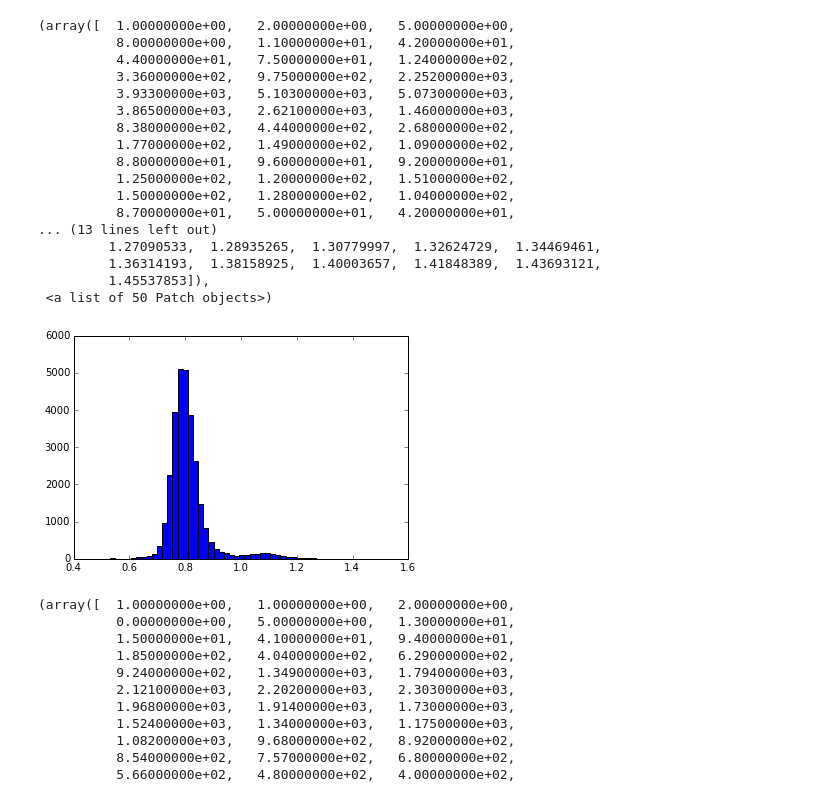
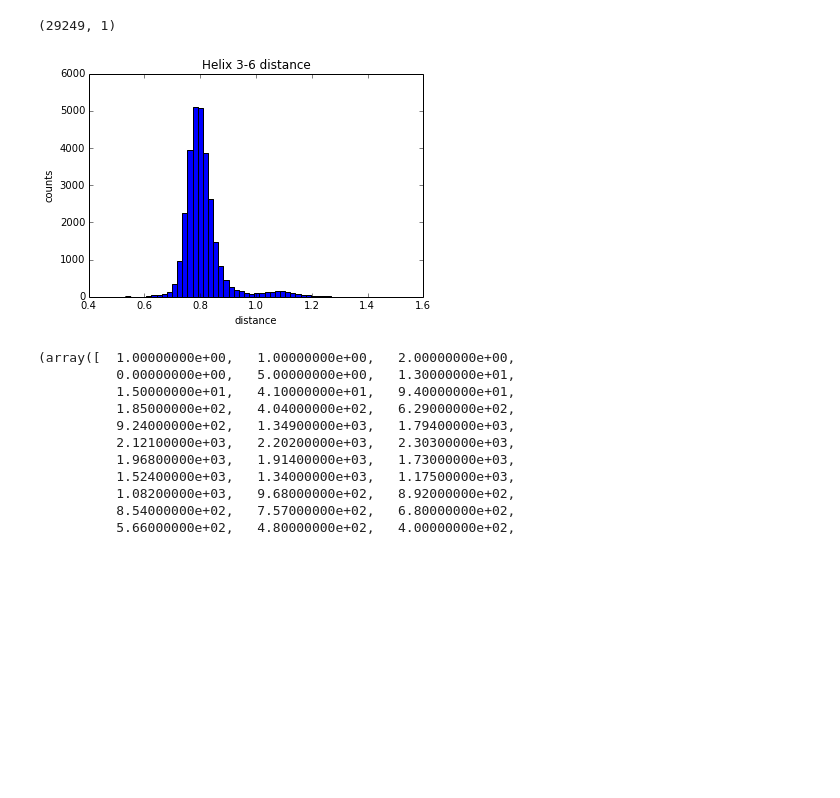
Before and after one commit to choderalab/gpcr, a Jupyter notebook: dye_placement/notebooks/GMM_cluster.ipynb, the cells around one changed output. Drawn from its saved outputs; the diff is of its cells as text; code cells hidden in the pictures; blank space fills up the shorter version.

```diff
--- a/dye_placement/notebooks/GMM_cluster.ipynb
+++ b/dye_placement/notebooks/GMM_cluster.ipynb
@@ -9,7 +9,7 @@ import matplotlib.pyplot as plt
 import pandas as pd
 # %%
 ACTIVE = md.load_pdb('../../../exacycleGPCR/GPCR_NatureChemistry/reference-structures/active_crystal_reference.pdb')
-INACTIVE = md.load('../../../exacycleGPCR/GPCR_NatureChemistry/reference-structures/inactive_crystal_reference.pdb')
+INACTIVE_union = md.load('../../../exacycleGPCR/GPCR_NatureChemistry/reference-structures/inactive-union.pdb')
 APO = md.load('../../../exacycleGPCR/GPCR_NatureChemistry/reference-structures/apo_snapshot.pdb')
 ACTIVE_union = md.load('../../../exacycleGPCR/GPCR_NatureChemistry/reference-structures/active-union.pdb')
 # %%
@@ -27,35 +27,29 @@ binding_pocket_RMSD = table[table.isin(binding_pocket).any(1)].index
 # %%
 distance = np.array([R131_L272])
 Hel3_Hel6_dist = mixtape.featurizer.AtomPairsFeaturizer(distance)
-NPxxY_RMSD = mixtape.featurizer.RMSDFeaturizer(ACTIVE_union, NPxxY_region)
-Connector_RMSD = mixtape.featurizer.RMSDFeaturizer(ACTIVE_union, I121_F282)
-bind_pock_RMSD = mixtape.featurizer.RMSDFeaturizer(ACTIVE_union, binding_pocket_RMSD)
+NPxxY_RMSD_inactive = mixtape.featurizer.RMSDFeaturizer(INACTIVE_union, NPxxY_region)
+NPxxY_RMSD_active = mixtape.featurizer.RMSDFeaturizer(ACTIVE_union, NPxxY_region)
+Connector_RMSD_active = mixtape.featurizer.RMSDFeaturizer(ACTIVE_union, I121_F282)
+Connector_RMSD_inactive = mixtape.featurizer.RMSDFeaturizer(INACTIVE_union, I121_F282)
+bind_pock_RMSD_active = mixtape.featurizer.RMSDFeaturizer(ACTIVE_union, binding_pocket_RMSD)
+bind_pock_RMSD_inactive = mixtape.featurizer.RMSDFeaturizer(INACTIVE_union, binding_pocket_RMSD)
 # %%
-union = mixtape.featurizer.TrajFeatureUnion([("Helical_distance", Hel3_Hel6_dist), ("NPxxYrmsd", NPxxY_RMSD), ("connecector", Connector_RMSD), ("binding pocket", bind_pock_RMSD)])
+union = mixtape.featurizer.TrajFeatureUnion([("Helical_distance", Hel3_Hel6_dist),
+                                             ("NPxxYrmsd_active", NPxxY_RMSD_active),("NPxxYrmsd_inactive", NPxxY_RMSD_inactive),
+                                             ("connecector_active", Connector_RMSD_active), ("connectore_inactive", Connector_RMSD_inactive),
+                                             ("binding pocket_active", bind_pock_RMSD_active), ("binding_pocket_inactive", bind_pock_RMSD_inactive )])
 combined_features = union.fit_transform(traj)
 # %%
 Hel_distance = [union.transformer_list[0][-1].partial_transform(t) for t in traj]
 Hel_distance_all = np.concatenate(Hel_distance)
 plt.hist(Hel_distance_all, bins=50)
+plt.title('Helix 3-6 distance')
+plt.xlabel('distance')
+plt.ylabel('counts')
+Hel_distance_all.shape
 # %% [output]
-(array([  1.00000000e+00,   2.00000000e+00,   5.00000000e+00,
-          8.00000000e+00,   1.10000000e+01,   4.20000000e+01,
-          4.40000000e+01,   7.50000000e+01,   1.24000000e+02,
-          3.36000000e+02,   9.75000000e+02,   2.25200000e+03,
-          3.93300000e+03,   5.10300000e+03,   5.07300000e+03,
-          3.86500000e+03,   2.62100000e+03,   1.46000000e+03,
-          8.38000000e+02,   4.44000000e+02,   2.68000000e+02,
-          1.77000000e+02,   1.49000000e+02,   1.09000000e+02,
-          8.80000000e+01,   9.60000000e+01,   9.20000000e+01,
-          1.25000000e+02,   1.20000000e+02,   1.51000000e+02,
-          1.50000000e+02,   1.28000000e+02,   1.04000000e+02,
-          8.70000000e+01,   5.00000000e+01,   4.20000000e+01,
-... (13 lines left out)
-         1.27090533,  1.28935265,  1.30779997,  1.32624729,  1.34469461,
-         1.36314193,  1.38158925,  1.40003657,  1.41848389,  1.43693121,
-         1.45537853]),
- <a list of 50 Patch objects>)
+(29249, 1)
-[figure, old version]
+[figure, new version]
 # %%
 NPxxY_rmsd = [union.transformer_list[1][-1].partial_transform(t) for t in traj]
 NPxxY_rmsd_all = np.concatenate(NPxxY_rmsd)
```
Also changed, not shown: parts of 23 cells of this notebook.
